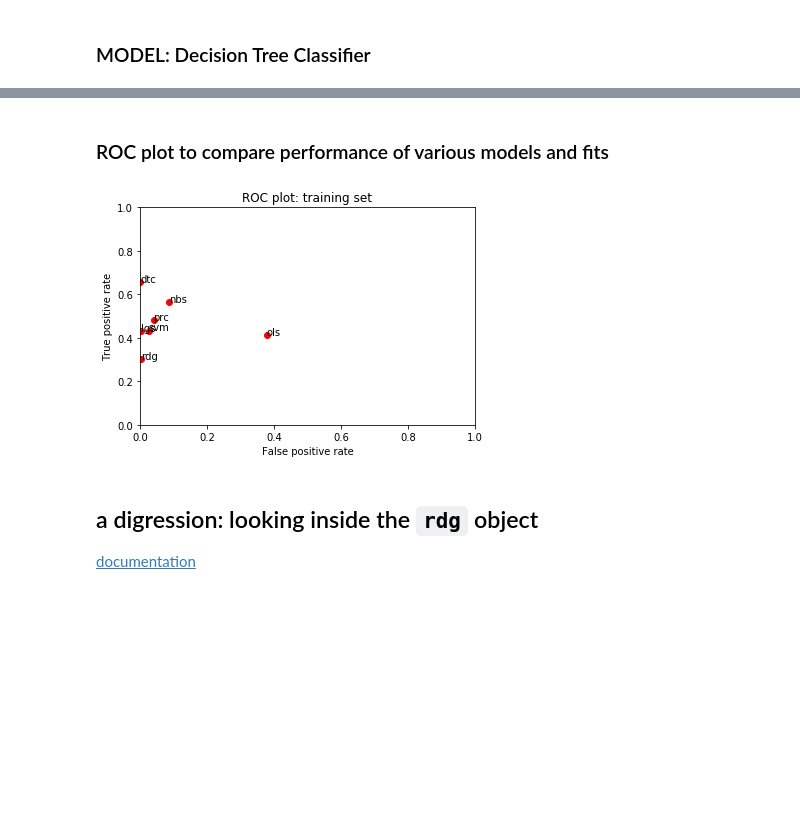
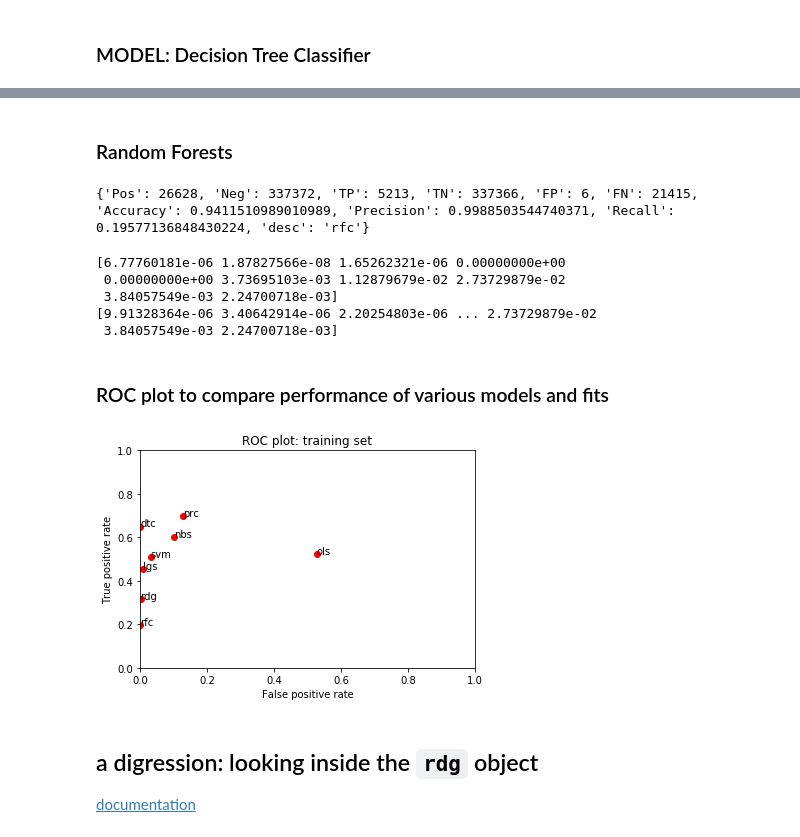
Before and after one commit to shuvitRan/Machine-Learning-MSDV, a Jupyter notebook: AmazoneProjectIteration/_01_train.ipynb, the cells around one changed output, grey strips where cells are left out. Cells and saved outputs as stored; diff of their text form; code cells hidden in the pictures; blank space fills up the shorter version.

```diff
--- a/AmazoneProjectIteration/_01_train.ipynb
+++ b/AmazoneProjectIteration/_01_train.ipynb
@@ -245,7 +337,7 @@ print(type(X_tfidf))
 # amazon['reviewLen'] = amazon['Text'].str.len()
 amazon['reviewLen'] = amaDFOut.str.len()
 
-X_quant_features = amazon[["Score", "reviewLen", "Time"]]
+X_quant_features = amazon[["Score", "reviewLen","Time","amaDay","amaHour"]]
 print(X_quant_features.head(10))
 print(type(X_quant_features))
 # %% [output]
@@ -354,9 +446,9 @@ from tqdm import tqdm
 #tAlpha= np.linspace(0,1,11)
 #lgs = linear_model.SGDClassifier(loss='log', n_iter=50, alpha=alpha)
 
-# for alpha in np.linspace(0.00001, 5 ,30):
+# for alpha in np.linspace(0.000001, 0.003 ,10):
 #     lgs = linear_model.SGDClassifier(loss='log', max_iter=50, alpha=alpha) # default alpha= 0.00001   测试到5
-lgs = linear_model.SGDClassifier(loss='log', max_iter=100, alpha=0.0036)# default alpha= 0.00001   测试到5
+lgs = linear_model.SGDClassifier(loss='log', n_iter=80, alpha=0.0003)# default alpha= 0.00001   测试到5
 # lgs = linear_model.SGDClassifier(loss='log', max_iter=100, alpha=0.00165)
 lgs.fit(X, y)
 joblib.dump(lgs, 'lgs.pkl') # pickle
@@ -399,7 +491,7 @@ from sklearn import linear_model
 from tqdm import tqdm
 
 # for NumberRRC in tqdm(np.linspace(0.00001,0.0001,4)):
-rdg = linear_model.RidgeClassifier(alpha=5, tol=0.001)
+rdg = linear_model.RidgeClassifier(alpha=0.5, tol=0.00001)
 rdg.fit(X, y)
 joblib.dump(rdg, 'rdg.pkl') # pickle
 
@@ -455,20 +540,44 @@ print(dtc_performance.performance_measures)
+# %% [markdown]
+### Random Forests
+# %%
+from sklearn.ensemble import RandomForestClassifier
+
+#max_depth 10-100, minsamples_split 样本量大增大, n_estimators弱学习最大迭代次数， 太小欠拟合默认100//min_samples_split =120
+rfc = RandomForestClassifier(max_depth= 100,n_estimators=100)
+rfc.fit(X_matrix, y)
+joblib.dump(rfc, 'rfc.pkl')
+
+rfc_performance = BinaryClassificationPerformance(rfc.predict(X_matrix), y, 'rfc')
+rfc_performance.compute_measures()
+print(rfc_performance.performance_measures)
+# %% [output]
+{'Pos': 26628, 'Neg': 337372, 'TP': 5213, 'TN': 337366, 'FP': 6, 'FN': 21415, 'Accuracy': 0.9411510989010989, 'Precision': 0.9988503544740371, 'Recall': 0.19577136848430224, 'desc': 'rfc'}
+# %%
+print(rfc.feature_importances_[-10:])
+print(rfc.feature_importances_)
+# %% [output]
+[6.77760181e-06 1.87827566e-08 1.65262321e-06 0.00000000e+00
+ 0.00000000e+00 3.73695103e-03 1.12879679e-02 2.73729879e-02
+ 3.84057549e-03 2.24700718e-03]
+[9.91328364e-06 3.40642914e-06 2.20254803e-06 ... 2.73729879e-02
+ 3.84057549e-03 2.24700718e-03]
 # %% [markdown]
 ### ROC plot to compare performance of various models and fits
 # %%
-fits = [svm_performance, lgs_performance, rdg_performance, prc_performance, ols_performance, dtc_performance, nbs_performance]
+fits = [svm_performance, lgs_performance, rdg_performance, prc_performance, ols_performance, dtc_performance, nbs_performance,rfc_performance]
 
 for fit in fits:
     plt.plot(fit.performance_measures['FP'] / fit.performance_measures['Neg'],
              fit.performance_measures['TP'] / fit.performance_measures['Pos'], 'ro')
     plt.text(fit.performance_measures['FP'] / fit.performance_measures['Neg'],
              fit.performance_measures['TP'] / fit.performance_measures['Pos'], fit.desc)
 plt.axis([0, 1, 0, 1])
 plt.title('ROC plot: training set')
 plt.xlabel('False positive rate')
 plt.ylabel('True positive rate')
 plt.show()
 # %% [output]
-[figure, old version]
+[figure, new version]
 # %% [markdown]
 ## a digression: looking inside the `rdg` object
 
```
Also changed, not shown: parts of 27 cells of this notebook, 29 other files.
